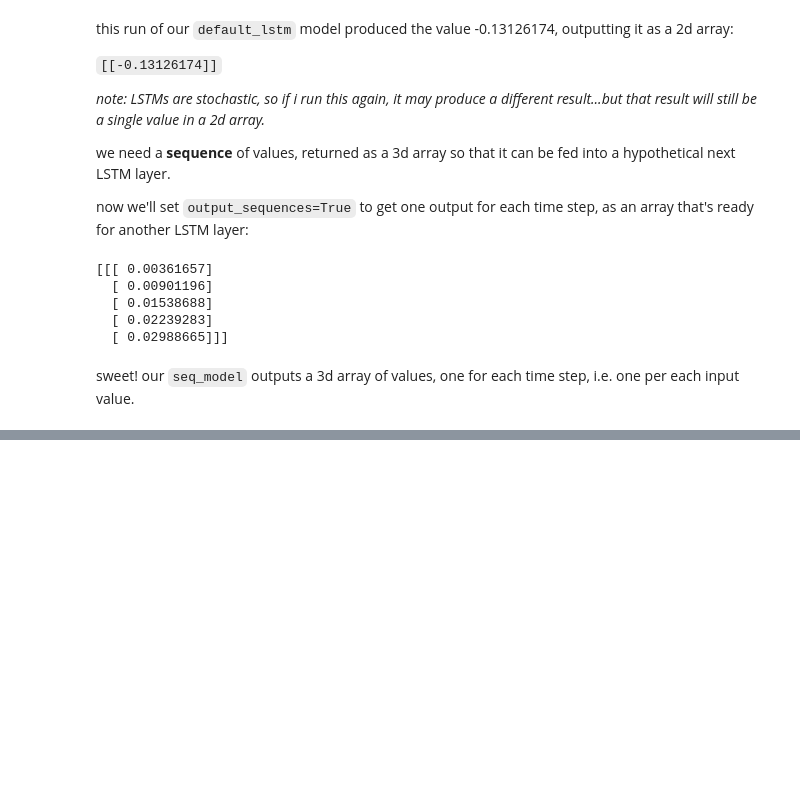
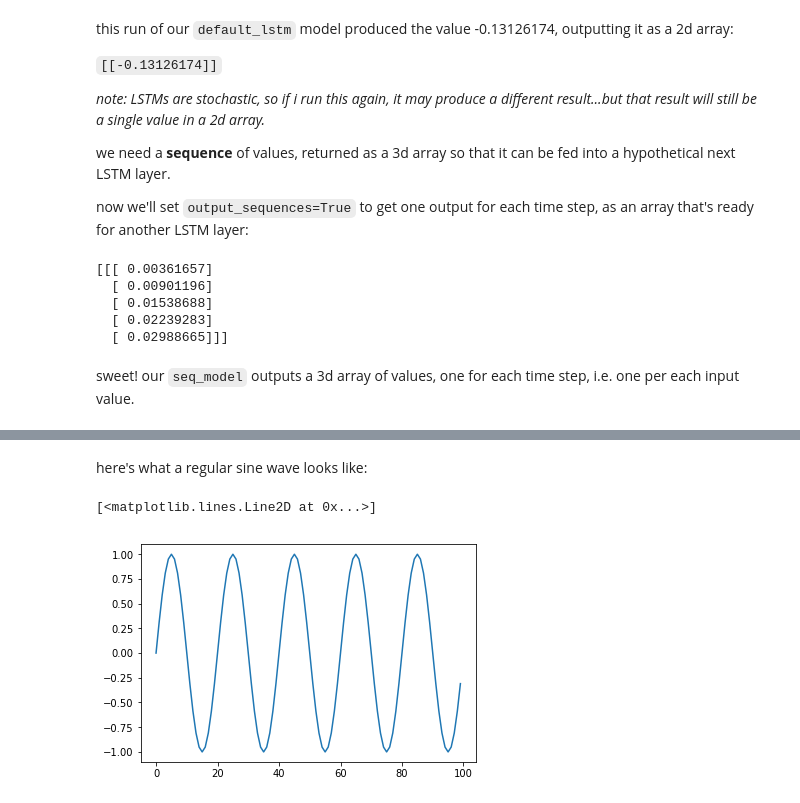
Before and after one commit to IndigenousEngineering/recurrent_neural_nachos, a Jupyter notebook: stacked_LSTM.ipynb, the cells around one changed output, grey strips where cells are left out. Cells and saved outputs as stored; diff of their text form; code cells hidden in the pictures; blank space fills up the shorter version.

Commit message:
damped sine wave example code

```diff
--- a/stacked_LSTM.ipynb
+++ b/stacked_LSTM.ipynb
@@ -83,0 +99,15 @@
+# %% [markdown]
+here's what a regular sine wave looks like:
+# %%
+# create sine wave sequence
+
+length = 100
+freq = 5
+seq = [sin(2 * pi * freq * (i/float(length))) for i in range(length)]
+
+# plot sequence
+
+pyplot.plot(seq)
+# %% [output]
+[<matplotlib.lines.Line2D at 0x...>]
+[figure, added]
```
Also changed, not shown: parts of 5 cells of this notebook.
